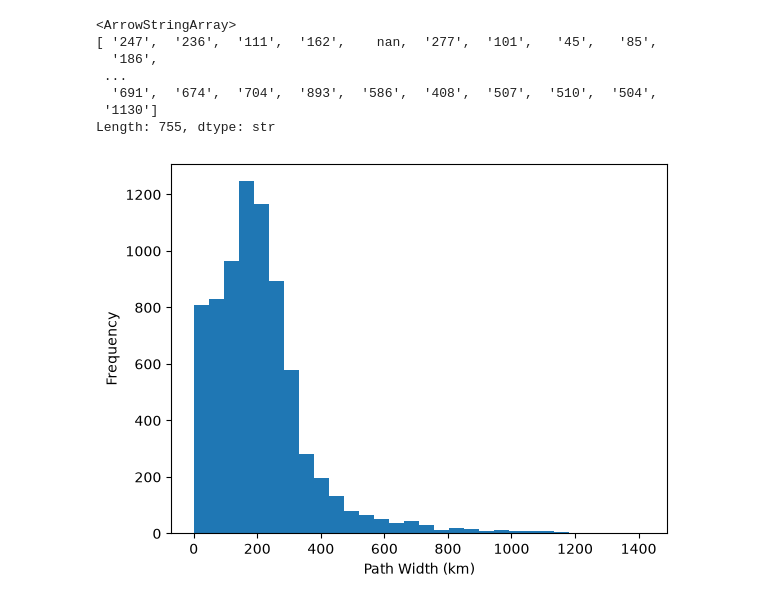
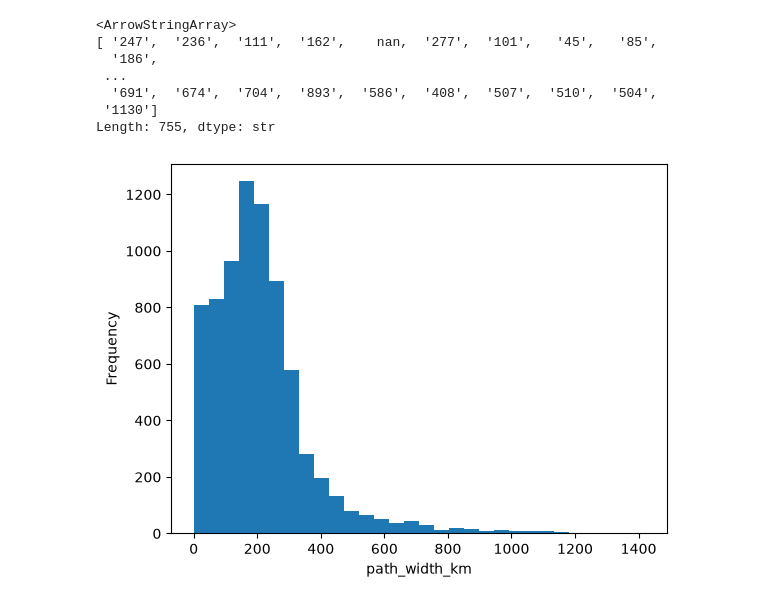
Before and after one commit to FellanNokes/eClipseBord_Azure_Lab_DE25_Felix_Kjellberg, a Jupyter notebook: eda/eda.ipynb, the cells around one changed output. Cells and saved outputs as stored; diff of their text form; code cells hidden in the pictures.

```diff
--- a/eda/eda.ipynb
+++ b/eda/eda.ipynb
@@ -67,0 +72,8 @@ df.describe()
+# %%
+df.columns = (
+    df.columns
+    .str.strip()
+    .str.lower()
+    .str.replace(" ", "_")
+    .str.replace(r"[()]", "", regex=True)
+)
@@ -71,8 +85,8 @@ plt.show()
 # %% [output]
 [figure]
 # %%
-df["Year"] = df["Calendar Date"].str.split(" ").str[0].astype(int)
-df["Year"].head()
+df["year"] = df["calendar_date"].str.split(" ").str[0].astype(int)
+df["year"].head()
 # %% [output]
 0   -1999
 1   -1999
@@ -103,6 +128,6 @@ def convert_coord(val):
     number = float(val[:-1])
     return -number if direction in ["S", "W"] else number
 
-df["lat"] = df["Latitude"].apply(convert_coord)
-df["lon"] = df["Longitude"].apply(convert_coord)
+df["lat"] = df["latitude"].apply(convert_coord)
+df["lon"] = df["longitude"].apply(convert_coord)
 # %%
@@ -116,10 +141,10 @@ df["Path Width (km)"].unique()
  '1130']
 Length: 755, dtype: str
 # %%
-path_width = df["Path Width (km)"].replace("-", pd.NA).dropna().astype(float)
+path_width = df["path_width_km"].replace("-", pd.NA).dropna().astype(float)
 
 path_width.plot(kind="hist", bins=30)
-plt.xlabel("Path Width (km)")
+plt.xlabel("path_width_km")
 plt.show()
 # %% [output]
-[figure, old version]
+[figure, new version]
```
Also changed, not shown: parts of 9 cells of this notebook.
